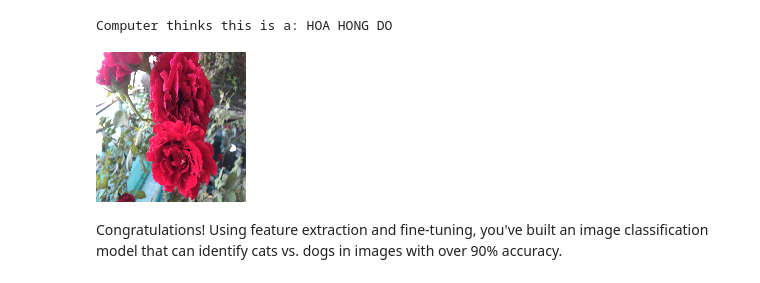
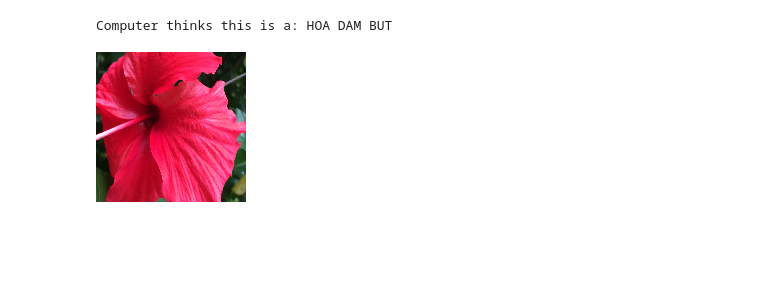
Before and after one commit to xphongvn/flower-classifications-inception-v3, a Jupyter notebook: image_classification_inceptionV3_Flowers_COLAB.ipynb, the cells around one changed output. Saved outputs shown, nothing was run; the diff lists cells and outputs as text; code cells hidden in the pictures; blank space fills up the shorter version.

Commit message:
Make it easier to run on Colab

```diff
--- a/image_classification_inceptionV3_Flowers_COLAB.ipynb
+++ b/image_classification_inceptionV3_Flowers_COLAB.ipynb
@@ -161,8 +184,0 @@ Finally, let's train the model using the features we extracted. We'll train on a
-# %%
-history = model.fit_generator(
-      train_generator,
-      steps_per_epoch=100,
-      epochs=2,
-      validation_data=validation_generator,
-      validation_steps=50,
-      verbose=2)
@@ -206,8 +184,0 @@ Now let's retrain the model. We'll train on all 2000 images available, for 50 ep
-# %%
-history = model.fit_generator(
-      train_generator,
-      steps_per_epoch=100,
-      epochs=10,
-      validation_data=validation_generator,
-      validation_steps=50,
-      verbose=2)
@@ -275,24 +239,16 @@ model.save("./colab_model.h5")
 # %%
-from PIL import Image
-import numpy as np
+# pick a file in HOA DAM BUT
+file_names = os.listdir("/content/drive/My Drive/Colab Notebooks/Dataset/validation/HOA DAM BUT/")
 
-list_of_labels = os.listdir(train_dir)
-list_of_labels = sorted(list_of_labels)
-
-# pick a file in HOA HONG DO
-rose_file_names = os.listdir("/content/drive/My Drive/Colab Notebooks/Dataset/validation/HOA HONG DO/")
-
-img = Image.open("/content/drive/My Drive/Colab Notebooks/Dataset/validation/HOA HONG DO/" + rose_file_names[4])
+img = Image.open("/content/drive/My Drive/Colab Notebooks/Dataset/validation/HOA DAM BUT/" + file_names[0])
 img_resize = img.resize((150,150))
 np_image = np.array(img_resize)
 np_image = np_image.reshape(1,150,150,3) * 1./255
 
 id_predict = np.argmax(model.predict(np_image))
 prediction = list_of_labels[id_predict]
 print("Computer thinks this is a: {}".format(prediction))
+img_resize
 # %% [output]
-Computer thinks this is a: HOA HONG DO
+Computer thinks this is a: HOA DAM BUT
+[figure, added]
-# %%
-img_resize
-# %% [output]
-[figure, removed]
@@ -329,2 +254,0 @@ for label in list_of_labels:
-# %% [markdown]
-Congratulations! Using feature extraction and fine-tuning, you've built an image classification model that can identify cats vs. dogs in images with over 90% accuracy.
```
Also changed, not shown: parts of 40 cells of this notebook.
